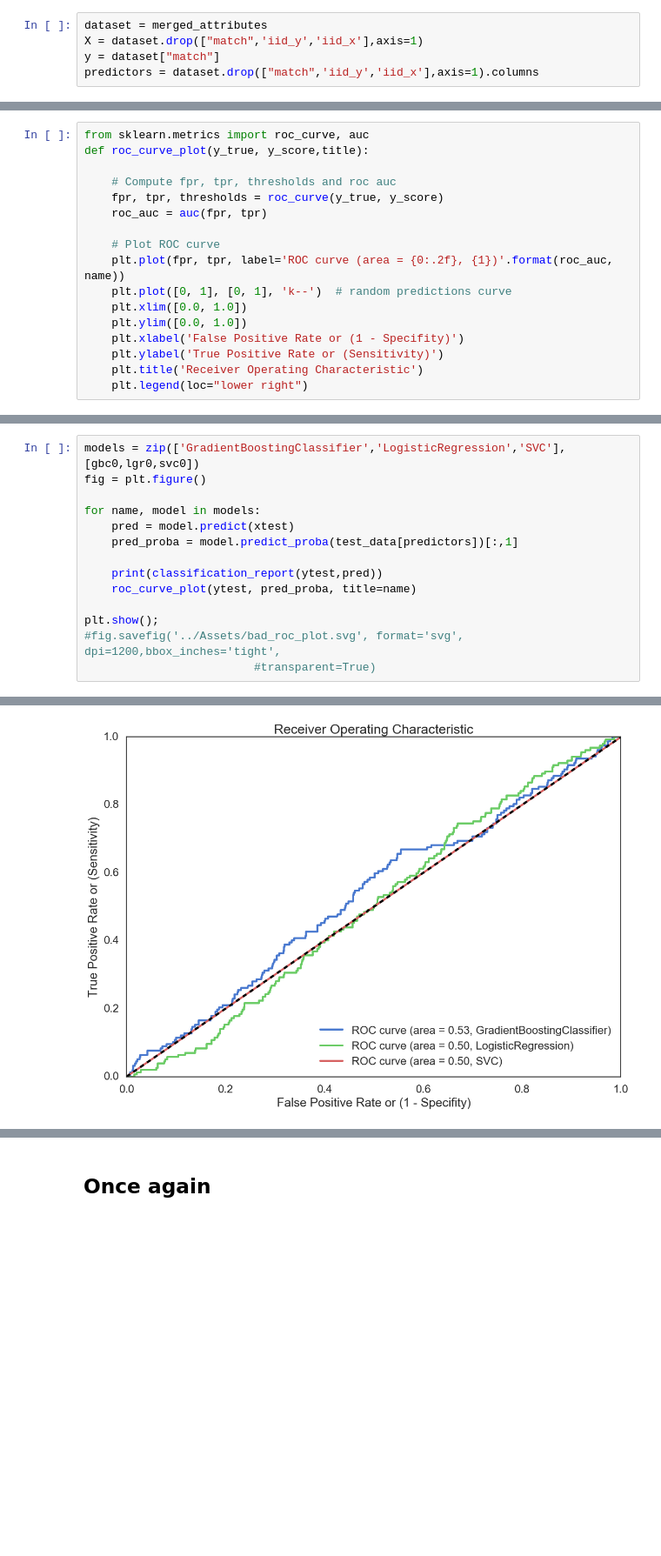
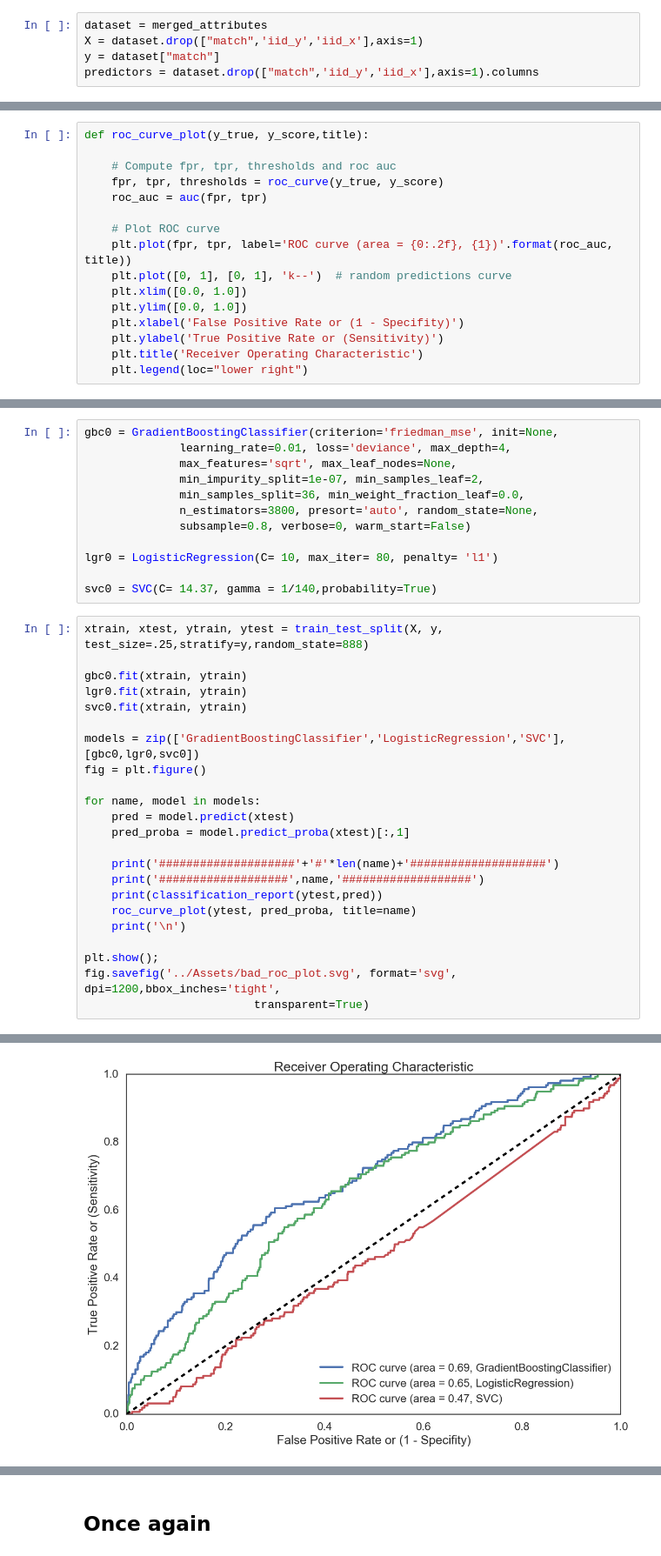
Before and after one commit to sethkaufee/Dating-Data, a Jupyter notebook: Speed Dating/match_prediction.ipynb, the cells around one changed output, grey strips where cells are left out. Shown at 87% size. Saved outputs shown, nothing was run; the diff lists cells and outputs as text; blank space fills up the shorter version.

```diff
--- a/Speed Dating/match_prediction.ipynb
+++ b/Speed Dating/match_prediction.ipynb
@@ -413,5 +400,4 @@ def modelfit(model, data, xcolumns, ycolumn='match', title='Model',
 # %%
-from sklearn.metrics import roc_curve, auc
 def roc_curve_plot(y_true, y_score,title):
 
     # Compute fpr, tpr, thresholds and roc auc
@@ -419,7 +405,7 @@ def roc_curve_plot(y_true, y_score,title):
     roc_auc = auc(fpr, tpr)
 
     # Plot ROC curve
-    plt.plot(fpr, tpr, label='ROC curve (area = {0:.2f}, {1})'.format(roc_auc, name))
+    plt.plot(fpr, tpr, label='ROC curve (area = {0:.2f}, {1})'.format(roc_auc, title))
     plt.plot([0, 1], [0, 1], 'k--')  # random predictions curve
     plt.xlim([0.0, 1.0])
     plt.ylim([0.0, 1.0])
@@ -451,15 +418,36 @@ SVC(C=1.0, cache_size=200, class_weight=None, coef0=0.0,
+# %%
+gbc0 = GradientBoostingClassifier(criterion='friedman_mse', init=None,
+              learning_rate=0.01, loss='deviance', max_depth=4,
+              max_features='sqrt', max_leaf_nodes=None,
+              min_impurity_split=1e-07, min_samples_leaf=2,
+              min_samples_split=36, min_weight_fraction_leaf=0.0,
+              n_estimators=3800, presort='auto', random_state=None,
+              subsample=0.8, verbose=0, warm_start=False)
+
+lgr0 = LogisticRegression(C= 10, max_iter= 80, penalty= 'l1')
+
+svc0 = SVC(C= 14.37, gamma = 1/140,probability=True)
 # %%
+xtrain, xtest, ytrain, ytest = train_test_split(X, y,  test_size=.25,stratify=y,random_state=888)
+
+gbc0.fit(xtrain, ytrain)
+lgr0.fit(xtrain, ytrain)
+svc0.fit(xtrain, ytrain)
+
 models = zip(['GradientBoostingClassifier','LogisticRegression','SVC'],[gbc0,lgr0,svc0])
 fig = plt.figure()
 
 for name, model in models:
     pred = model.predict(xtest)
-    pred_proba = model.predict_proba(test_data[predictors])[:,1]
+    pred_proba = model.predict_proba(xtest)[:,1]
 
+    print('####################'+'#'*len(name)+'####################')
+    print('###################',name,'###################')
     print(classification_report(ytest,pred))
     roc_curve_plot(ytest, pred_proba, title=name)
+    print('\n')
 
 plt.show();
-#fig.savefig('../Assets/bad_roc_plot.svg', format='svg', dpi=1200,bbox_inches='tight',
-                         #transparent=True)
+fig.savefig('../Assets/bad_roc_plot.svg', format='svg', dpi=1200,bbox_inches='tight',
+                         transparent=True)
 # %% [output]
@@ -486,2 +471,2 @@ avg / total       0.71      0.84      0.77       986
-[figure, old version]
+[figure, new version]
 # %% [markdown]
```
Also changed, not shown: parts of 28 cells of this notebook, 8 other files.
